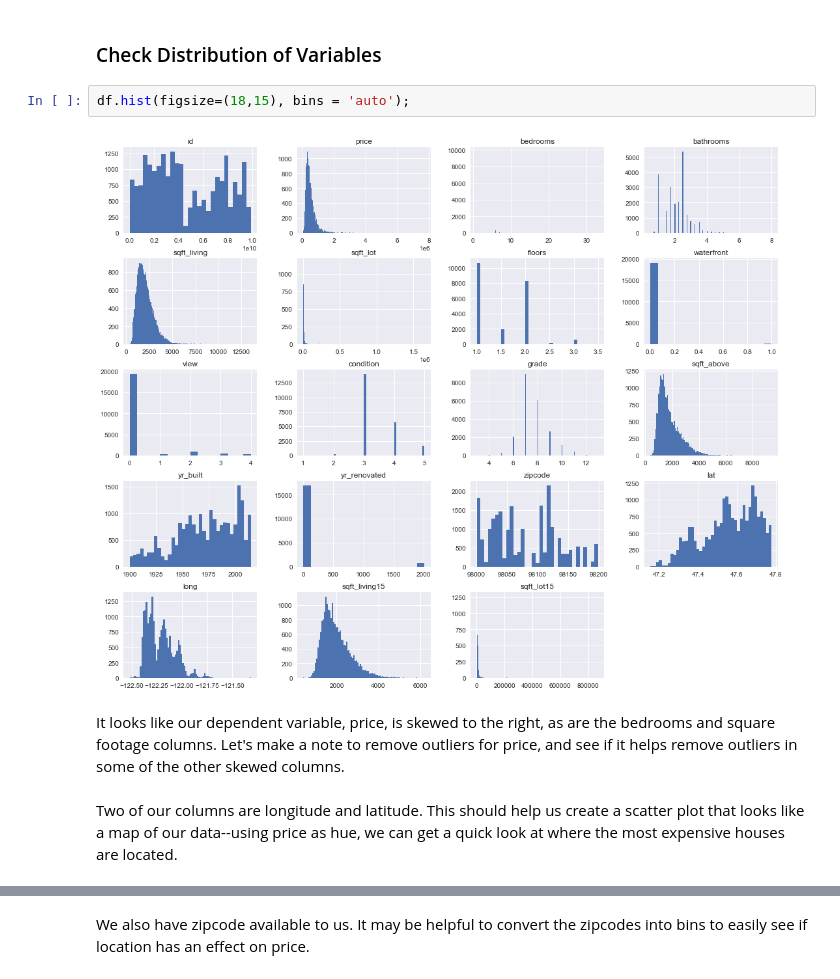
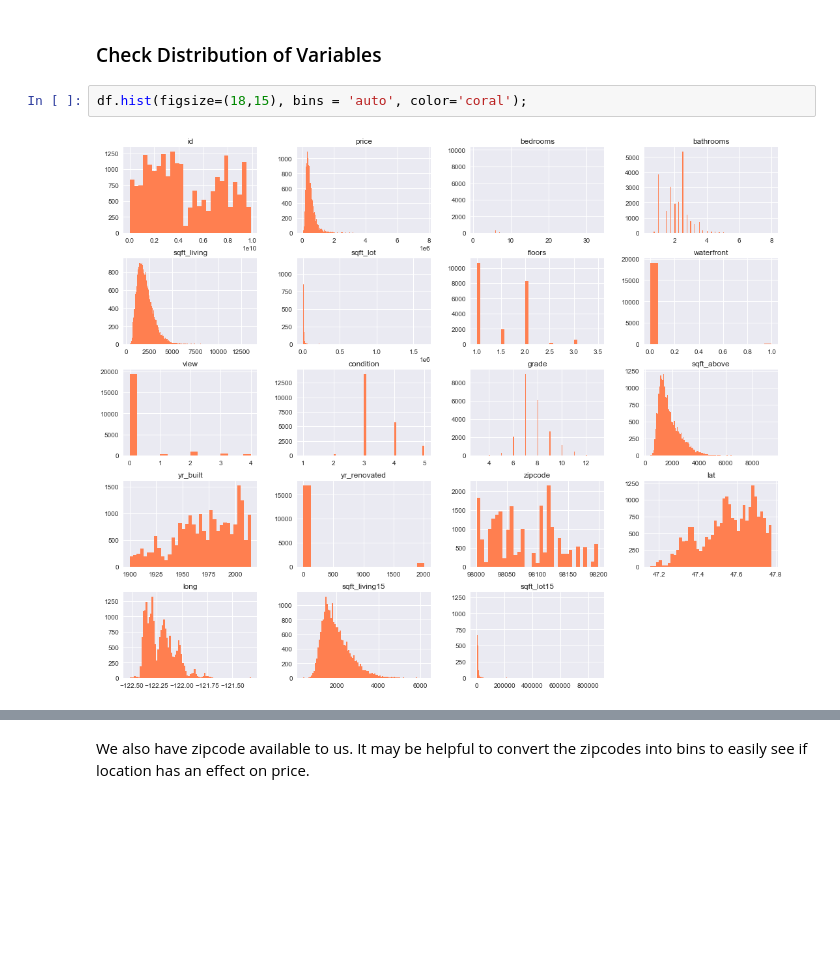
Before and after one commit to Sammyknee/dsc-phase-2-project, a Jupyter notebook: Housing Data - EDA.ipynb, the cells around one changed output, grey strips where cells are left out. Drawn from its saved outputs; the diff is of its cells as text; blank space fills up the shorter version.

Commit message:
Fixed visualizations

```diff
--- a/Housing Data - EDA.ipynb
+++ b/Housing Data - EDA.ipynb
@@ -84,10 +84,6 @@ Price is going to be our dependent variable. Let's look at the distribution of o
 # %% [markdown]
 ### Check Distribution of Variables
 # %%
-df.hist(figsize=(18,15), bins = 'auto');
+df.hist(figsize=(18,15), bins = 'auto', color='coral');
 # %% [output]
-[figure, old version]
+[figure, new version]
-# %% [markdown]
-It looks like our dependent variable, price, is skewed to the right, as are the bedrooms and square footage columns. Let's make a note to remove outliers for price, and see if it helps remove outliers in some of the other skewed columns.
-# %% [markdown]
-Two of our columns are longitude and latitude. This should help us create a scatter plot that looks like a map of our data--using price as hue, we can get a quick look at where the most expensive houses are located.
```
Also changed, not shown: parts of 32 cells of this notebook.
